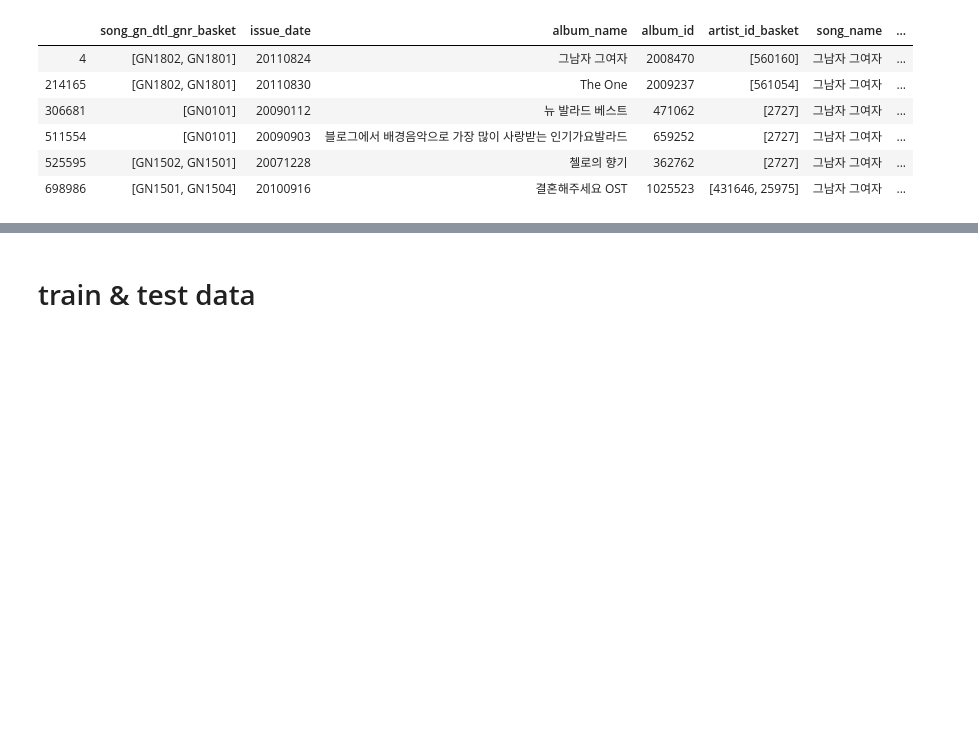
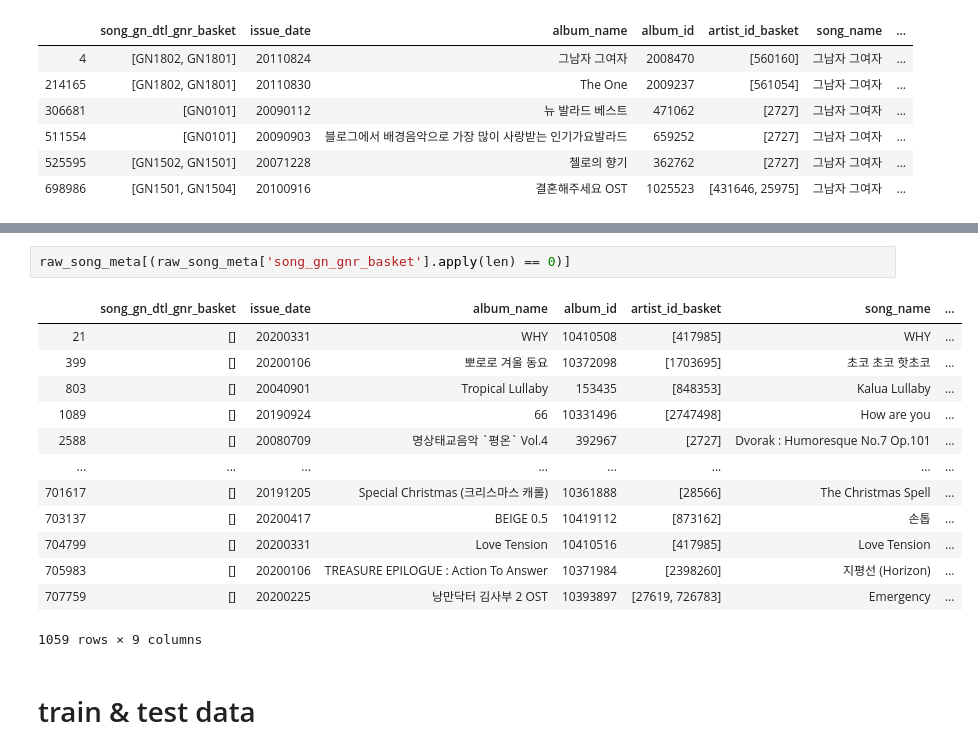
Before and after one commit to hmkim312/recommendation_project, a Jupyter notebook: playlist_recommendation/playlist_recommandation.ipynb, the cells around one changed output, grey strips where cells are left out. Drawn from its saved outputs; the diff is of its cells as text; blank space fills up the shorter version.

```diff
--- a/playlist_recommendation/playlist_recommandation.ipynb
+++ b/playlist_recommendation/playlist_recommandation.ipynb
@@ -132,2 +188,18 @@ memory usage: 48.6+ MB
+# %%
+raw_song_meta[(raw_song_meta['song_gn_gnr_basket'].apply(len) == 0)]
+# %% [output]
+|  | song_gn_dtl_gnr_basket | issue_date | album_name | album_id | artist_id_basket | song_name | ... |
+| 21 | [] | 20200331 | WHY | 10410508 | [417985] | WHY | ... |
+| 399 | [] | 20200106 | 뽀로로 겨울 동요 | 10372098 | [1703695] | 초코 초코 핫초코 | ... |
+| 803 | [] | 20040901 | Tropical Lullaby | 153435 | [848353] | Kalua Lullaby | ... |
+| 1089 | [] | 20190924 | 66 | 10331496 | [2747498] | How are you | ... |
+| 2588 | [] | 20080709 | 명상태교음악 `평온` Vol.4 | 392967 | [2727] | Dvorak : Humoresque No.7 Op.101 | ... |
+| ... | ... | ... | ... | ... | ... | ... | ... |
+| 701617 | [] | 20191205 | Special Christmas (크리스마스 캐롤) | 10361888 | [28566] | The Christmas Spell | ... |
+| 703137 | [] | 20200417 | BEIGE 0.5 | 10419112 | [873162] | 손톱 | ... |
+| 704799 | [] | 20200331 | Love Tension | 10410516 | [417985] | Love Tension | ... |
+| 705983 | [] | 20200106 | TREASURE EPILOGUE : Action To Answer | 10371984 | [2398260] | 지평선 (Horizon) | ... |
+| 707759 | [] | 20200225 | 낭만닥터 김사부 2 OST | 10393897 | [27619, 726783] | Emergency | ... |
+1059 rows × 9 columns
 # %% [markdown]
 # train & test data
```
Also changed, not shown: parts of 17 cells of this notebook, 1 other file.
